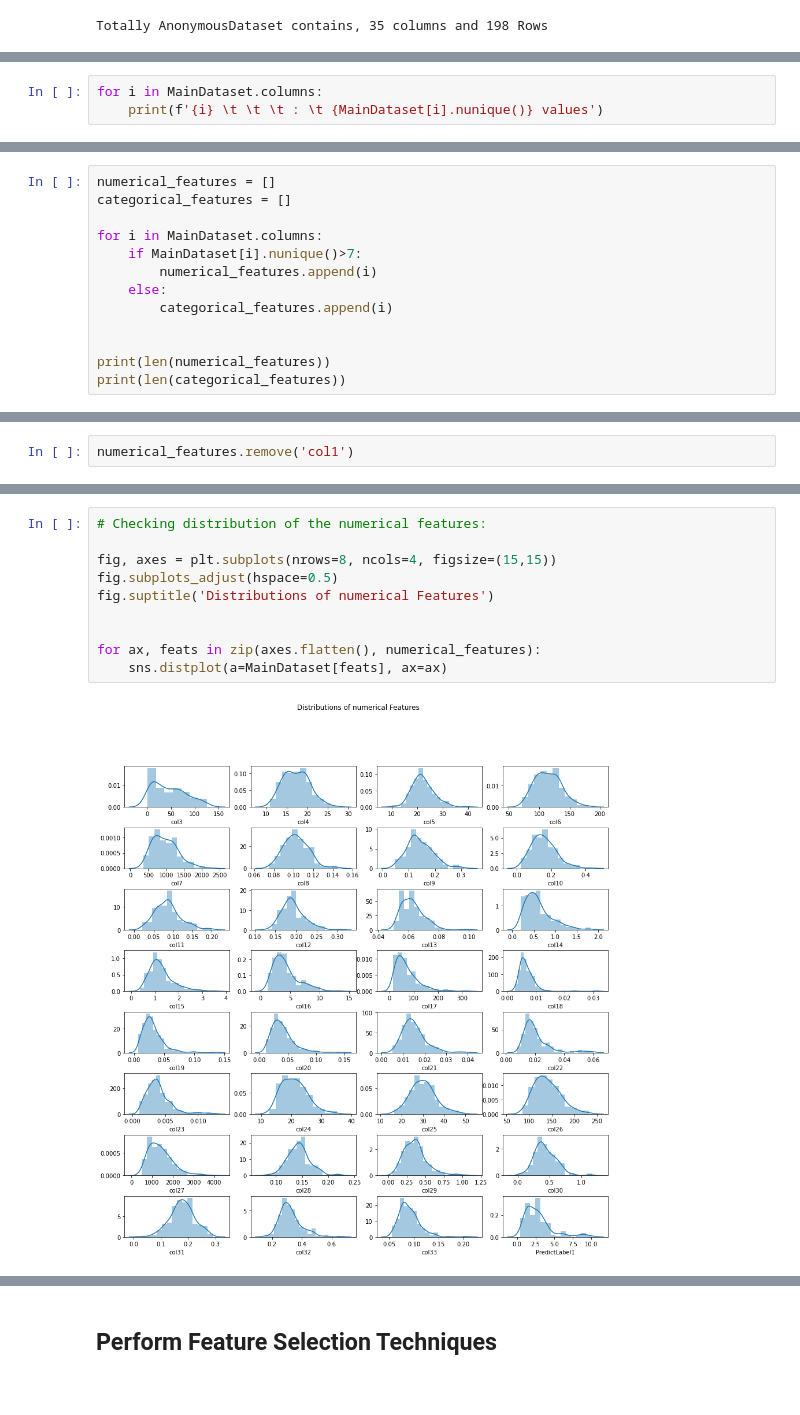
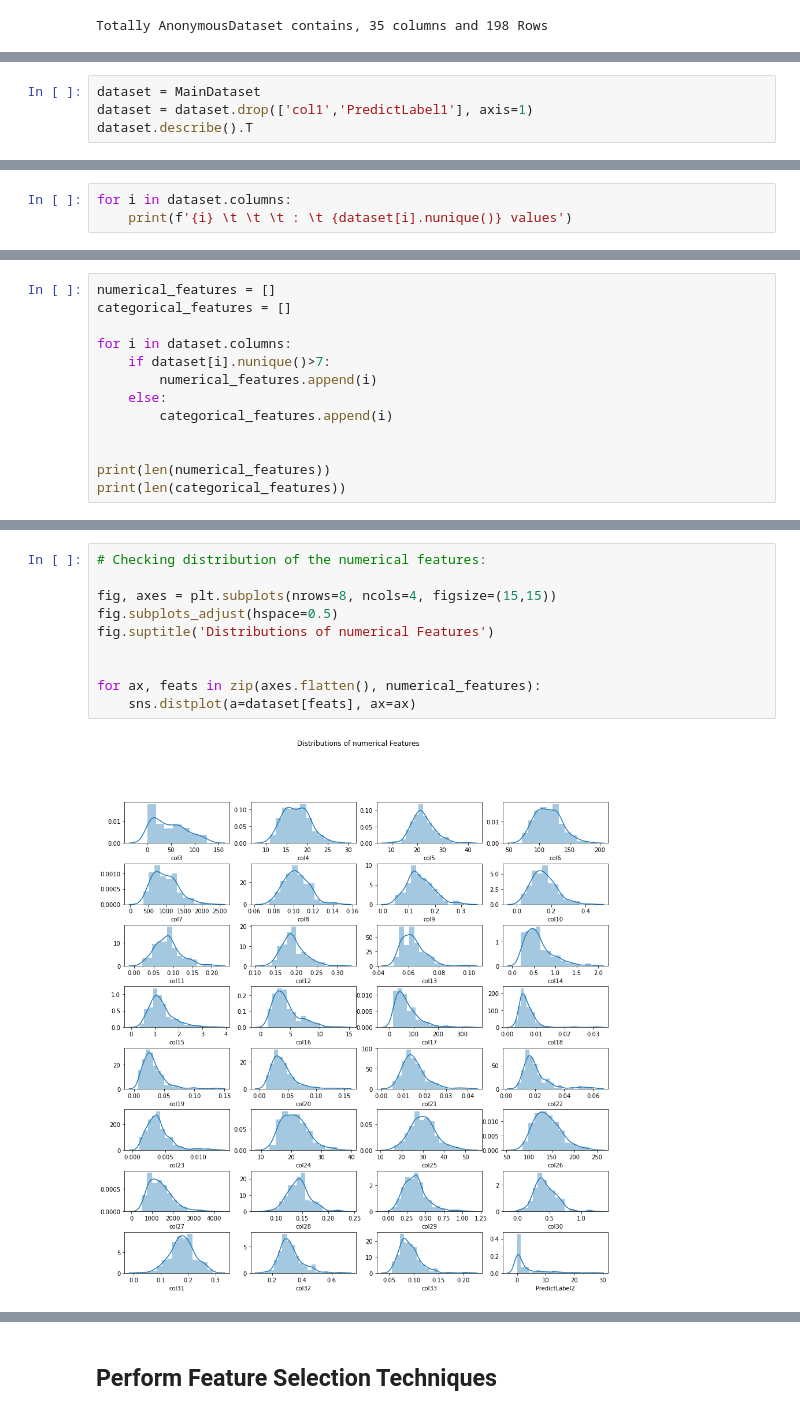
Before and after one commit to jonam-code/2MDS-CIA, a Jupyter notebook: ML CIA 1/2048015.ipynb, the cells around one changed output, grey strips where cells are left out. Saved outputs shown, nothing was run; the diff lists cells and outputs as text.

```diff
--- a/ML CIA 1/2048015.ipynb
+++ b/ML CIA 1/2048015.ipynb
@@ -104,0 +144,4 @@ dtype: int64
+# %%
+dataset = MainDataset
+dataset = dataset.drop(['col1','PredictLabel1'], axis=1)
+dataset.describe().T
@@ -105,4 +169,4 @@ dtype: int64
 # %%
-for i in MainDataset.columns:
-    print(f'{i} \t \t \t : \t {MainDataset[i].nunique()} values')
+for i in dataset.columns:
+    print(f'{i} \t \t \t : \t {dataset[i].nunique()} values')
 # %% [output]
@@ -127,8 +196,8 @@ PredictLabel2                    :       23 values
 numerical_features = []
 categorical_features = []
 
-for i in MainDataset.columns:
-    if MainDataset[i].nunique()>7:
+for i in dataset.columns:
+    if dataset[i].nunique()>7:
         numerical_features.append(i)
     else:
         categorical_features.append(i)
@@ -157,4 +231,2 @@ for feats in categorical_features:
 # %% [output]
 classLabel has [0 1] categories.
-# %%
-numerical_features.remove('col1')
@@ -161,12 +235,12 @@ numerical_features.remove('col1')
 # %%
 # Checking distribution of the numerical features:
 
 fig, axes = plt.subplots(nrows=8, ncols=4, figsize=(15,15))
 fig.subplots_adjust(hspace=0.5)
 fig.suptitle('Distributions of numerical Features')
 
 
 for ax, feats in zip(axes.flatten(), numerical_features):
-    sns.distplot(a=MainDataset[feats], ax=ax)
+    sns.distplot(a=dataset[feats], ax=ax)
 # %% [output]
-[figure, old version]
+[figure, new version]
```
Also changed, not shown: parts of 101 cells of this notebook, 1 other file.
